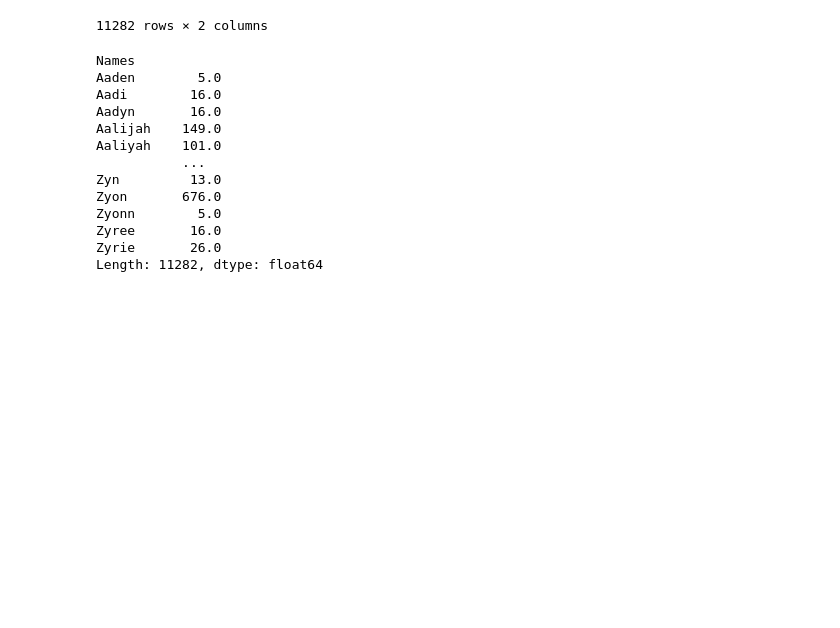
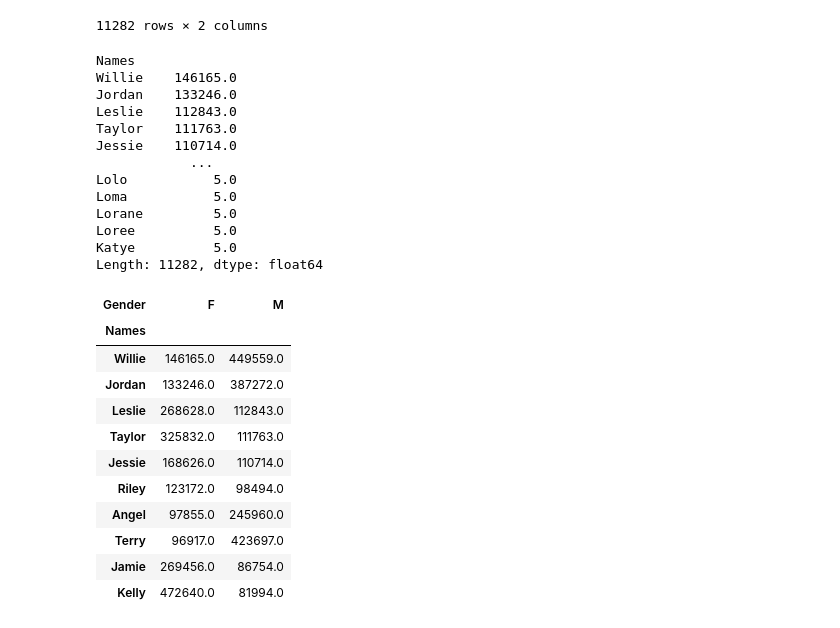
Before and after one commit to RochaErik/X-US-Baby-Names, a Jupyter notebook: EDA.ipynb, the cells around one changed output. Drawn from its saved outputs; the diff is of its cells as text; code cells hidden in the pictures; blank space fills up the shorter version.

Commit message:
Baby names analysis done

```diff
--- a/EDA.ipynb
+++ b/EDA.ipynb
@@ -905,18 +905,39 @@ unisex
 # %%
 # Selecting the minimum value from the columns
 
-unisex.min(axis=1)#.sort_values(ascending=False)
+# Willie is the most common unisex name (the min value is 146165, meaning that the other column value is above that)
+
+unisex.min(axis=1).sort_values(ascending=False)
 # %% [output]
 Names
-Aaden        5.0
-Aadi        16.0
-Aadyn       16.0
-Aalijah    149.0
-Aaliyah    101.0
-           ...
-Zyn         13.0
-Zyon       676.0
-Zyonn        5.0
-Zyree       16.0
-Zyrie       26.0
+Willie    146165.0
+Jordan    133246.0
+Leslie    112843.0
+Taylor    111763.0
+Jessie    110714.0
+            ...
+Lolo           5.0
+Loma           5.0
+Lorane         5.0
+Loree          5.0
+Katye          5.0
 Length: 11282, dtype: float64
+# %%
+unisex_names = unisex.min(axis=1).sort_values(ascending=False).index
+# %%
+# Sorting by unisex_names
+
+unisex.loc[unisex_names].head(10)
+# %% [output]
+| Gender | F | M |
+| Names |  |  |
+| Willie | 146165.0 | 449559.0 |
+| Jordan | 133246.0 | 387272.0 |
+| Leslie | 268628.0 | 112843.0 |
+| Taylor | 325832.0 | 111763.0 |
+| Jessie | 168626.0 | 110714.0 |
+| Riley | 123172.0 | 98494.0 |
+| Angel | 97855.0 | 245960.0 |
+| Terry | 96917.0 | 423697.0 |
+| Jamie | 269456.0 | 86754.0 |
+| Kelly | 472640.0 | 81994.0 |
```
Also changed, not shown: parts of 7 cells of this notebook.
